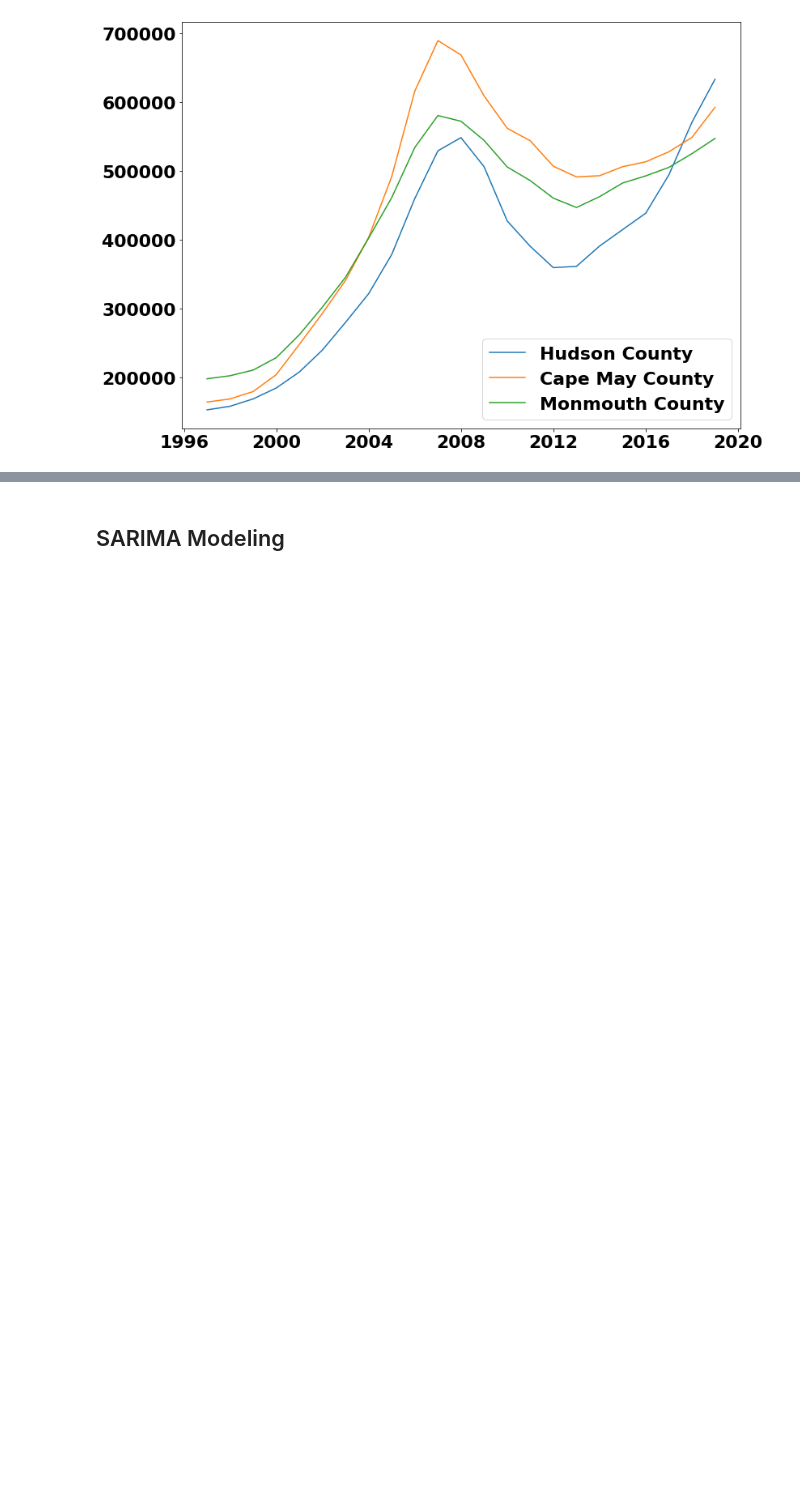
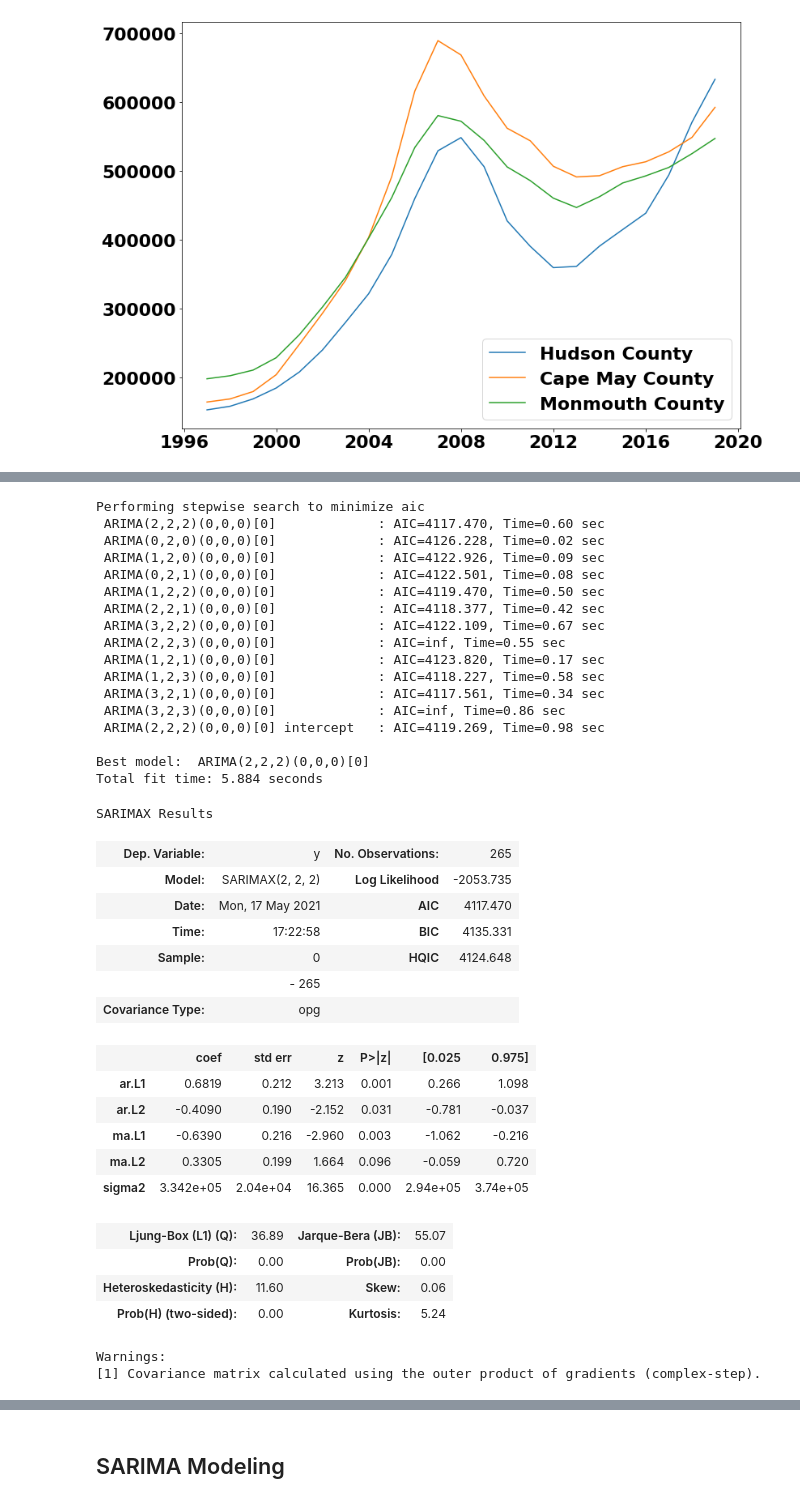
Before and after one commit to jmg0144/Zillow-Time-Series-Analysis, a Jupyter notebook: zillow-time-series-analysis.ipynb, the cells around one changed output, grey strips where cells are left out. Saved outputs shown, nothing was run; the diff lists cells and outputs as text; code cells hidden in the pictures; blank space fills up the shorter version.

```diff
--- a/zillow-time-series-analysis.ipynb
+++ b/zillow-time-series-analysis.ipynb
@@ -245,9 +245,11 @@ array(['Hudson', 'Ocean', 'Middlesex', 'Somerset', 'Monmouth', 'Passaic',
 # %% [markdown]
 ### Hudson County Analysis
 # %%
+county_df_lst = []
 def county_df(county):
 #Create seperate county dataframes from NJ dataframe
     county_df = nj_df[(nj_df['CountyName'] == county)]
+    county_df_lst.append(county_df)
     return county_df
 # %%
 hudson_df = county_df('Hudson')
@@ -809,0 +816,5 @@ fig.tight_layout()
+# %%
+def county_stepwise_fit(df):
+    monthly_df = df.resample(rule='M').mean()
+    stepwise_fit = auto_arima(monthly_df['value'], trace=True)
+    return stepwise_fit.summary()
@@ -809,0 +1246,40 @@ fig.tight_layout()
+# %%
+county_stepwise_fit(atlantic_df)
+# %% [output]
+Performing stepwise search to minimize aic
+ ARIMA(2,2,2)(0,0,0)[0]             : AIC=4117.470, Time=0.60 sec
+ ARIMA(0,2,0)(0,0,0)[0]             : AIC=4126.228, Time=0.02 sec
+ ARIMA(1,2,0)(0,0,0)[0]             : AIC=4122.926, Time=0.09 sec
+ ARIMA(0,2,1)(0,0,0)[0]             : AIC=4122.501, Time=0.08 sec
+ ARIMA(1,2,2)(0,0,0)[0]             : AIC=4119.470, Time=0.50 sec
+ ARIMA(2,2,1)(0,0,0)[0]             : AIC=4118.377, Time=0.42 sec
+ ARIMA(3,2,2)(0,0,0)[0]             : AIC=4122.109, Time=0.67 sec
+ ARIMA(2,2,3)(0,0,0)[0]             : AIC=inf, Time=0.55 sec
+ ARIMA(1,2,1)(0,0,0)[0]             : AIC=4123.820, Time=0.17 sec
+ ARIMA(1,2,3)(0,0,0)[0]             : AIC=4118.227, Time=0.58 sec
+ ARIMA(3,2,1)(0,0,0)[0]             : AIC=4117.561, Time=0.34 sec
+ ARIMA(3,2,3)(0,0,0)[0]             : AIC=inf, Time=0.86 sec
+ ARIMA(2,2,2)(0,0,0)[0] intercept   : AIC=4119.269, Time=0.98 sec
+
+Best model:  ARIMA(2,2,2)(0,0,0)[0]
+Total fit time: 5.884 seconds
+SARIMAX Results
+| Dep. Variable: | y | No. Observations: | 265 |
+| Model: | SARIMAX(2, 2, 2) | Log Likelihood | -2053.735 |
+| Date: | Mon, 17 May 2021 | AIC | 4117.470 |
+| Time: | 17:22:58 | BIC | 4135.331 |
+| Sample: | 0 | HQIC | 4124.648 |
+|  | - 265 |  |  |
+| Covariance Type: | opg |  |  |
+|  | coef | std err | z | P>|z| | [0.025 | 0.975] |
+| ar.L1 | 0.6819 | 0.212 | 3.213 | 0.001 | 0.266 | 1.098 |
+| ar.L2 | -0.4090 | 0.190 | -2.152 | 0.031 | -0.781 | -0.037 |
+| ma.L1 | -0.6390 | 0.216 | -2.960 | 0.003 | -1.062 | -0.216 |
+| ma.L2 | 0.3305 | 0.199 | 1.664 | 0.096 | -0.059 | 0.720 |
+| sigma2 | 3.342e+05 | 2.04e+04 | 16.365 | 0.000 | 2.94e+05 | 3.74e+05 |
+| Ljung-Box (L1) (Q): | 36.89 | Jarque-Bera (JB): | 55.07 |
+| Prob(Q): | 0.00 | Prob(JB): | 0.00 |
+| Heteroskedasticity (H): | 11.60 | Skew: | 0.06 |
+| Prob(H) (two-sided): | 0.00 | Kurtosis: | 5.24 |
+Warnings:
+[1] Covariance matrix calculated using the outer product of gradients (complex-step).
```
Also changed, not shown: parts of 79 cells of this notebook.
